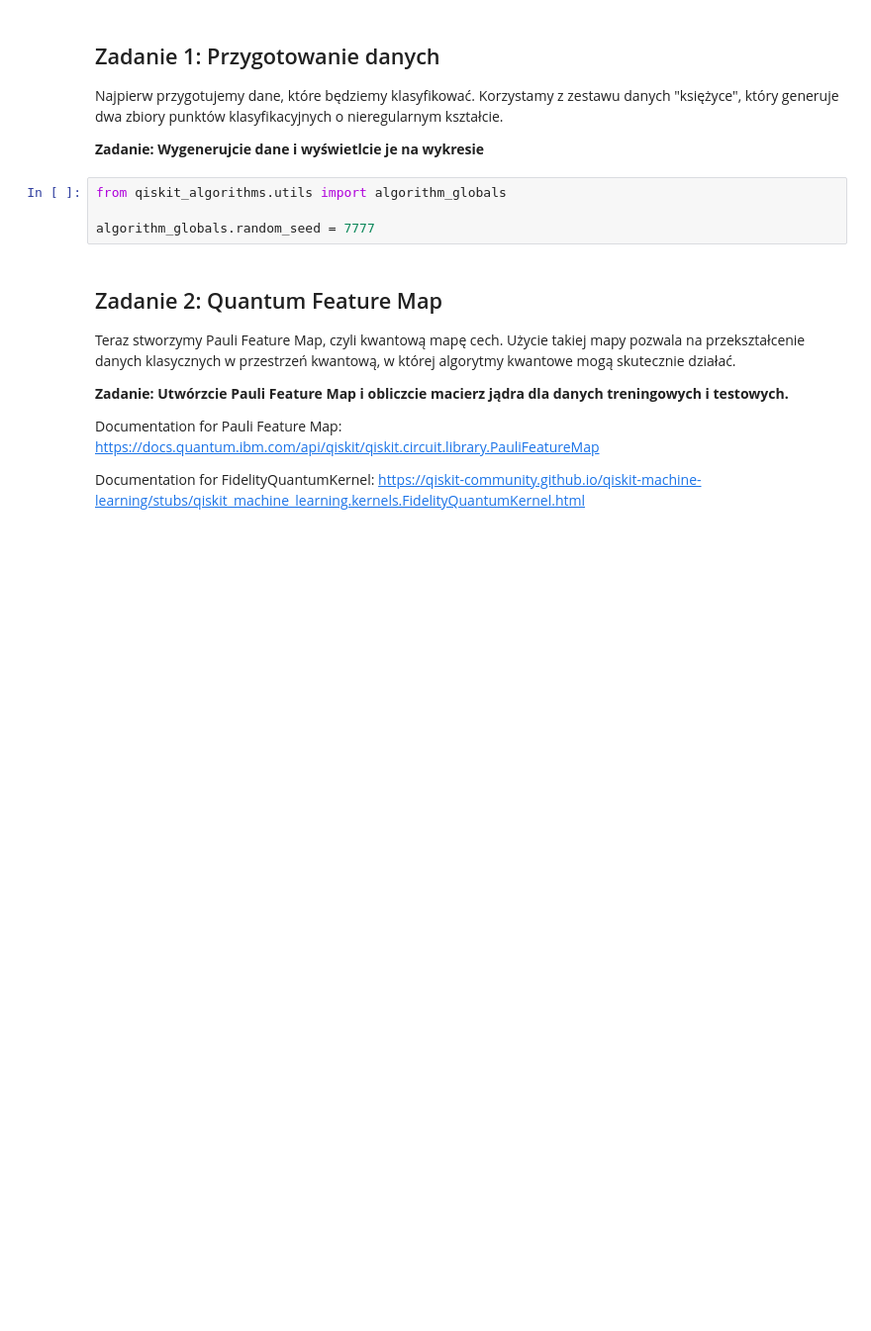
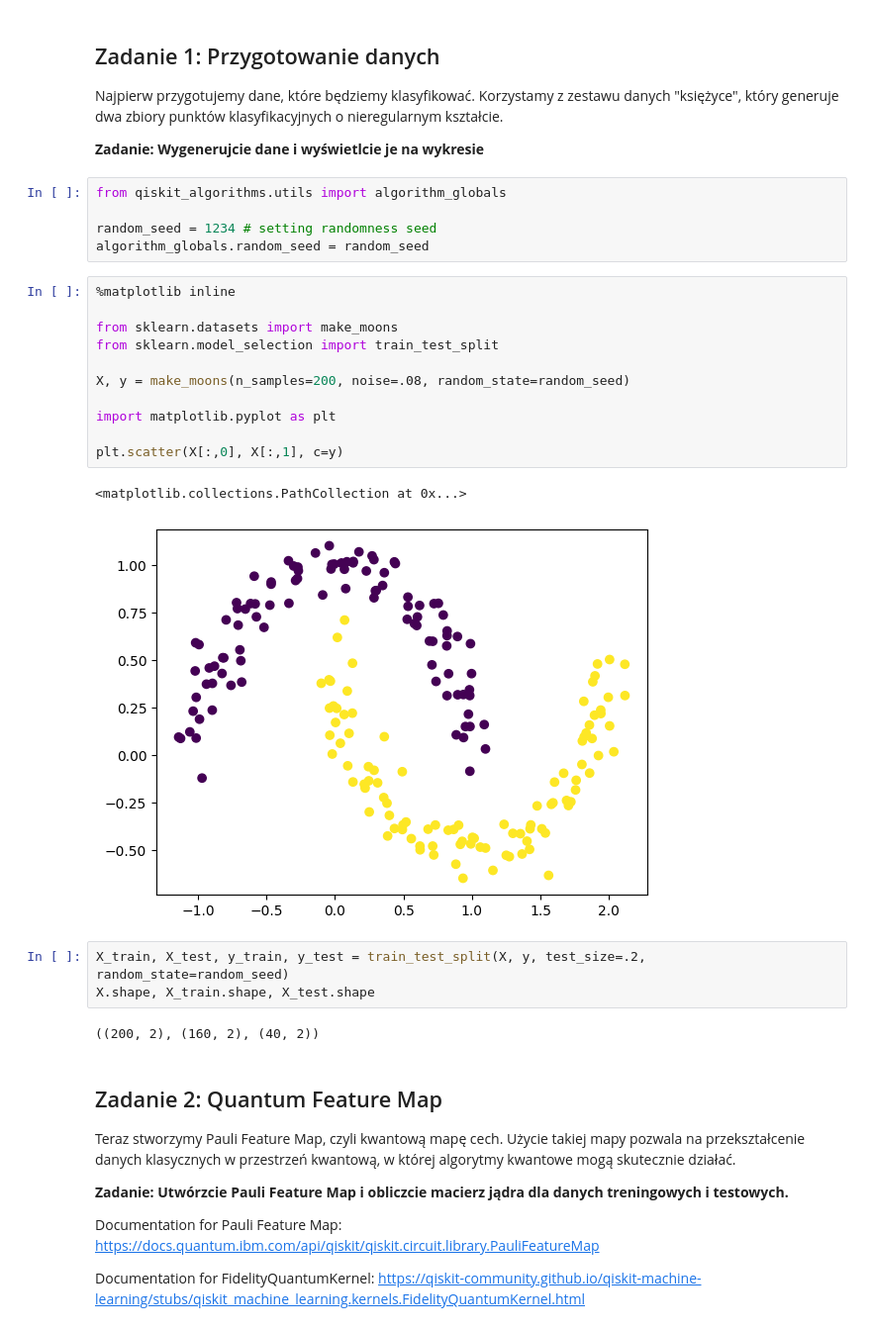
Before and after one commit to jozef-kasprzycki/quantum_ai, a Jupyter notebook: Intro_to_ml_notebook/polinominal_QSVC_zadanie.ipynb, the cells around one changed output. Shown: that part at 99% size. Cells and saved outputs as stored; diff of their text form; blank space fills up the shorter version.

```diff
--- a/Intro_to_ml_notebook/polinominal_QSVC_zadanie.ipynb
+++ b/Intro_to_ml_notebook/polinominal_QSVC_zadanie.ipynb
@@ -15,7 +15,27 @@ Najpierw przygotujemy dane, które będziemy klasyfikować. Korzystamy z zestawu
 # %%
 from qiskit_algorithms.utils import algorithm_globals
 
-algorithm_globals.random_seed = 7777
+random_seed = 1234 # setting randomness seed
+algorithm_globals.random_seed = random_seed
+# %%
+%matplotlib inline
+
+from sklearn.datasets import make_moons
+from sklearn.model_selection import train_test_split
+
+X, y = make_moons(n_samples=200, noise=.08, random_state=random_seed)
+
+import matplotlib.pyplot as plt
+
+plt.scatter(X[:,0], X[:,1], c=y)
+# %% [output]
+<matplotlib.collections.PathCollection at 0x...>
+[figure, added]
+# %%
+X_train, X_test, y_train, y_test = train_test_split(X, y, test_size=.2, random_state=random_seed)
+X.shape, X_train.shape, X_test.shape
+# %% [output]
+((200, 2), (160, 2), (40, 2))
 # %% [markdown]
 ## Zadanie 2: Quantum Feature Map
 Teraz stworzymy Pauli Feature Map, czyli kwantową mapę cech. Użycie takiej mapy pozwala na przekształcenie danych klasycznych w przestrzeń kwantową, w której algorytmy kwantowe mogą skutecznie działać.
```
Also changed, not shown: parts of 9 cells of this notebook.
